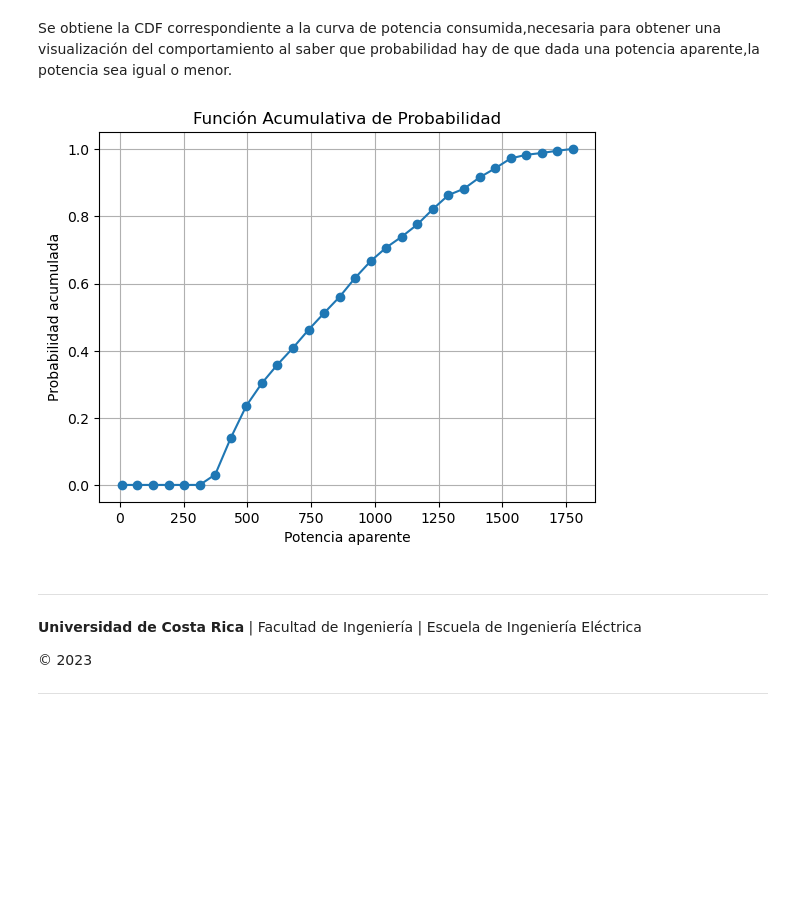
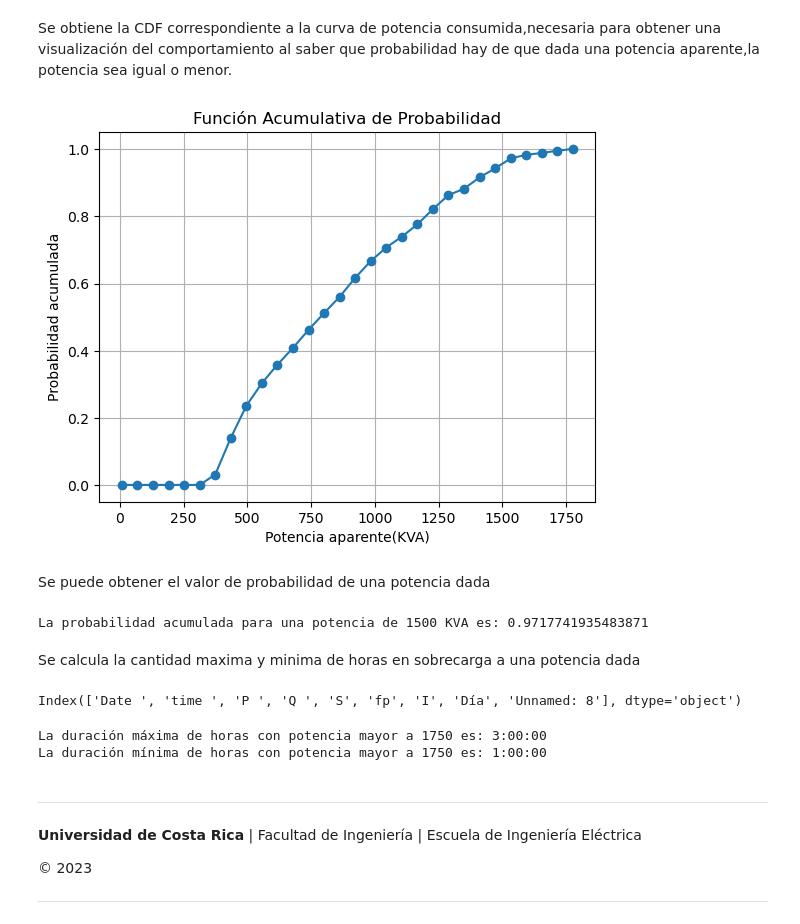
Before and after one commit to chusd7/Design_MV-LW_Substation, a Jupyter notebook: Proyecto.ipynb, the cells around one changed output. Saved outputs shown, nothing was run; the diff lists cells and outputs as text; code cells hidden in the pictures; blank space fills up the shorter version.

```diff
--- a/Proyecto.ipynb
+++ b/Proyecto.ipynb
@@ -86,20 +88,73 @@ Se obtiene la CDF correspondiente a la curva de potencia consumida,necesaria par
 # %%
 
 hist, bins = np.histogram(zion_curve['S'], bins=30)
 
 # Calcular la función acumulativa de probabilidad
 cumulative_prob = np.cumsum(hist) / np.sum(hist)
 
 # Graficar la función acumulativa de probabilidad
 plt.plot(bins[:-1], cumulative_prob, '-o') # Usamos bins[:-1] para eliminar el último bin
 plt.title('Función Acumulativa de Probabilidad')
-plt.xlabel('Potencia aparente')
+plt.xlabel('Potencia aparente(KVA)')
 plt.ylabel('Probabilidad acumulada')
 plt.grid(True)
 plt.savefig('cdf.svg', transparent=True)
 plt.show()
 # %% [output]
-[figure, old version]
+[figure, new version]
+# %% [markdown]
+Se puede obtener el valor de probabilidad  de una potencia dada
+# %%
+# Valor de potencia específico
+valor_potencia = 1500
+
+# Encontrar el índice del bin correspondiente al valor de potencia
+indice_bin = np.searchsorted(bins[:-1], valor_potencia, side='right')
+
+# Obtener la probabilidad acumulada correspondiente al bin
+probabilidad = cumulative_prob[indice_bin]
+
+# Imprimir la probabilidad
+print(f"La probabilidad acumulada para una potencia de {valor_potencia} KVA es: {probabilidad}")
+# %% [output]
+La probabilidad acumulada para una potencia de 1500 KVA es: 0.9717741935483871
+# %% [markdown]
+Se calcula la cantidad maxima y minima de horas en sobrecarga a una potencia dada
+# %%
+print(zion_curve.columns)
+# %% [output]
+Index(['Date ', 'time ', 'P ', 'Q ', 'S', 'fp', 'I', 'Día', 'Unnamed: 8'], dtype='object')
+# %%
+import pandas as pd
+from datetime import datetime
+# Valor especificado de potencia
+valor_especificado = 1750
+
+# Crear una columna adicional que indique si la potencia es mayor al valor especificado
+zion_curve['Mayor_a_valor'] = zion_curve['S'] > valor_especificado
+
+# Obtener los intervalos de tiempo en los que la potencia es mayor al valor especificado
+intervalos_mayor_valor = []
+inicio_intervalo = None
+for i, row in zion_curve.iterrows():
+    if row['Mayor_a_valor'] and inicio_intervalo is None:
+        inicio_intervalo = datetime.strptime(row['time '], '%H:%M:%S')
+    elif not row['Mayor_a_valor'] and inicio_intervalo is not None:
+        fin_intervalo = datetime.strptime(row['time '], '%H:%M:%S')
+        duracion_intervalo = fin_intervalo - inicio_intervalo
+        intervalos_mayor_valor.append(duracion_intervalo)
+        inicio_intervalo = None
+
+# Obtener la duración máxima y mínima de las horas en las que la potencia es mayor al valor especificado
+duracion_maxima = max(intervalos_mayor_valor, default=0)
+duracion_minima = min(intervalos_mayor_valor, default=0)
+
+# Imprimir los resultados
+print(f"La duración máxima de horas con potencia mayor a {valor_especificado} es: {duracion_maxima}")
+print(f"La duración mínima de horas con potencia mayor a {valor_especificado} es: {duracion_minima}")
+# %% [output]
+La duración máxima de horas con potencia mayor a 1750 es: 3:00:00
+La duración mínima de horas con potencia mayor a 1750 es: 1:00:00
 # %% [markdown]
 ---
 **Universidad de Costa Rica** | Facultad de Ingeniería | Escuela de Ingeniería Eléctrica
```
Also changed, not shown: parts of 2 cells of this notebook, 24 other files.
